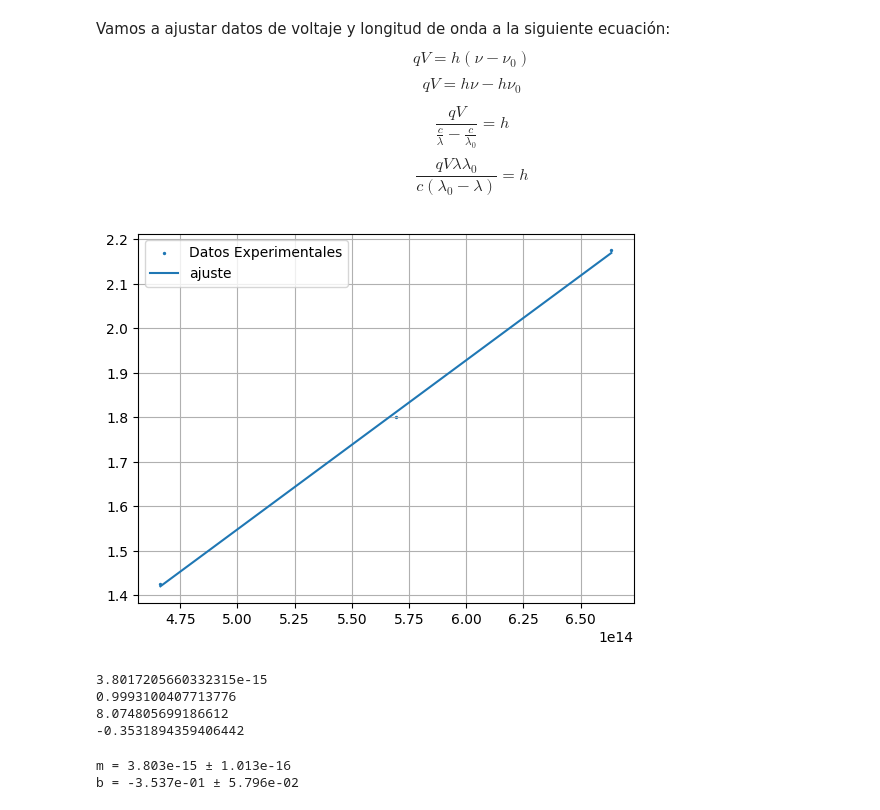
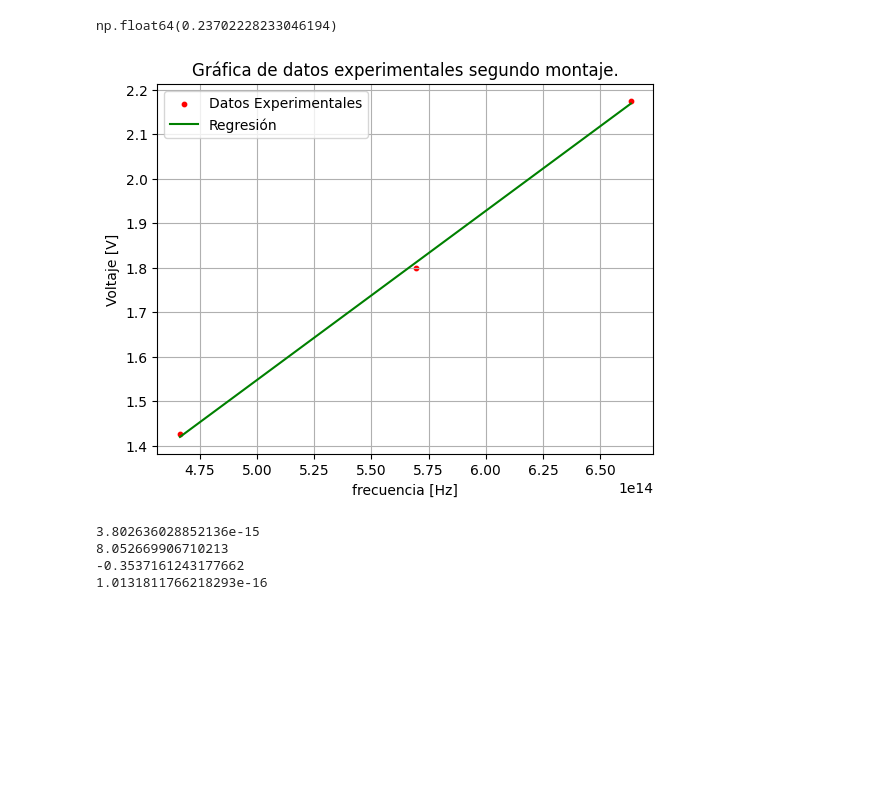
Before and after one commit to JosetoCa/Experimental-IV, a Jupyter notebook: Constante de Planck/Cálculos.ipynb, the cells around one changed output. Saved outputs shown, nothing was run; the diff lists cells and outputs as text; code cells hidden in the pictures; blank space fills up the shorter version.

```diff
--- a/Constante de Planck/Cálculos.ipynb
+++ b/Constante de Planck/Cálculos.ipynb
@@ -66,75 +39,45 @@ print(intercept)
-# %% [markdown]
-Vamos a ajustar datos de voltaje y longitud de onda a la siguiente ecuación:
-$$
-qV = h(\nu-\nu_0)
-$$
-$$
-qV = h\nu-h\nu_0
-$$
-
-$$
-\frac{qV}{\frac{c}{\lambda}-\frac{c}{\lambda_0}} = h
-$$
-$$
-\frac{qV\lambda \lambda_0}{c\left({\lambda_0}-{\lambda}\right)} = h
-$$
+# %%
+std_err*np.sqrt((1/3)* np.sum((c/emision-np.mean(c/emision))**2) + np.mean(c/emision)**2)
+# %% [output]
+np.float64(0.23702228233046194)
 # %%
 import numpy as np
 from scipy.stats import linregress
 from scipy.constants import e, c, h
 import matplotlib.pyplot as plt
 
 
+
+### DATOS EXPERIMENTALES
+#LONGITUD DE ONDA DE LOS LÁSERES EN METROS
 emision = np.array([451.9, 526.5, 642.9])*1e-9 # En m
-i_emision = np.array([0.1, 0.1, 0.1])*1e-9
+#VOLTAJES DE ENCENDIDO EN VOLTIOS
 voltajes =  np.array ([2.175, 1.8, 1.425])
-i_voltajes =  np.array ([0.025, 0.025, 0.025])
 
 
 
+#USO DE LA FUNCIÓN LINREGRESS DE SCIPY
+slope, intercept, r_value, p_value, std_err = linregress(c/emision, voltajes) #EN EL EJE X SE PONEN LOS DATOS DE FRECUENCA = C/LAMBDA
 
-slope, intercept, r_value, p_value, std_err = linregress(c/emision, voltajes)
-
-plt.scatter(c/emision, voltajes, s=2, label = 'Datos Experimentales')
-plt.plot(c/emision, slope*c/emision + intercept, label = 'ajuste')
+#GRÁFICA DE LOS DATOS
+plt.scatter(c/emision, voltajes, s=10, label = 'Datos Experimentales', color ='red')
+plt.plot(c/emision, slope*c/emision + intercept, label = 'Regresión', color ='green')
+plt.title('Gráfica de datos experimentales segundo montaje.')
+plt.xlabel('frecuencia [Hz]')
+plt.ylabel('Voltaje [V]')
 plt.legend()
 plt.grid()
 plt.show()
 
-
+#SE IMPRIMEN LOS RESULTADOS DE LA FUNCIÓN LINREGRESS
 print(slope)
-print(r_value**2)
+#ERROR RELATIVO DE LA PENDIENTE CON LA CONSTANTE DE PLANCK EN eV.
 print(abs(slope-(h/e))/(h/e)*100)
 print(intercept)
+print(std_err)
 # %% [output]
-[figure, old version]
+[figure, new version]
-3.8017205660332315e-15
-0.9993100407713776
-8.074805699186612
--0.3531894359406442
+3.802636028852136e-15
+8.052669906710213
+-0.3537161243177662
+1.0131811766218293e-16
-# %%
-import numpy as np
-from scipy.constants import e, c, h
-
-
-emision = np.array([451.9, 526.5, 642.9])*1e-9 # En m
-i_emision = np.array([0.1, 0.1, 0.1])*1e-9
-voltajes =  np.array ([2.175, 1.8, 1.425])
-i_voltajes =  np.array ([0.025, 0.025, 0.025])
-
-# Datos de ejemplo
-x = c/(np.array([451.9, 526.5, 642.9])*1e-9)
-y = np.array ([2.175, 1.8, 1.425])
-y_err = np.array ([0.025, 0.025, 0.025])
-
-# Ajuste ponderado con los errores en y
-p, cov = np.polyfit(x, y, deg=1, w=1/y_err, cov=True)
-pendiente, intercepto = p
-# Desviaciones estándar de los parámetros
-sigma_pendiente, sigma_intercepto = np.sqrt(np.diag(cov))
-
-print(f"m = {pendiente:.3e} ± {sigma_pendiente:.3e}")
-print(f"b = {intercepto:.3e} ± {sigma_intercepto:.3e}")
-# %% [output]
-m = 3.803e-15 ± 1.013e-16
-b = -3.537e-01 ± 5.796e-02
```
Also changed, not shown: parts of 7 cells of this notebook, 11 other files.
